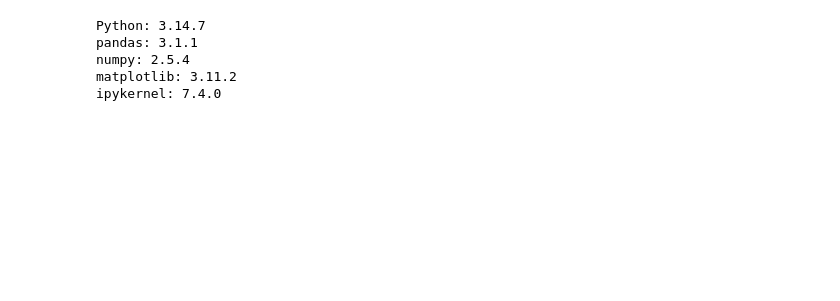
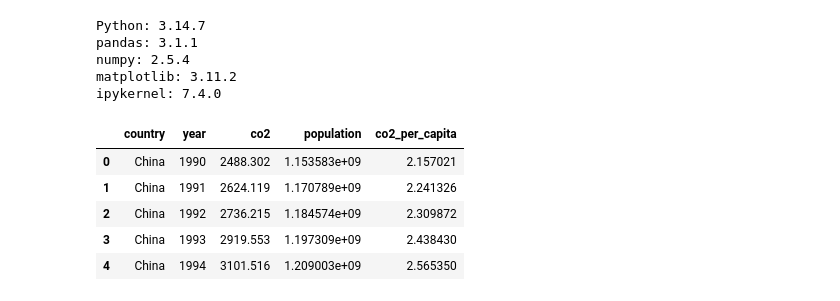
Before and after one commit to hossein-esmaeili2000/unimi-python-project-2026, a Jupyter notebook: green_growth.ipynb, the cells around one changed output. Drawn from its saved outputs; the diff is of its cells as text; code cells hidden in the pictures; blank space fills up the shorter version.

```diff
--- a/green_growth.ipynb
+++ b/green_growth.ipynb
@@ -428,3 +448,18 @@ pandas: 3.1.1
 numpy: 2.5.4
 matplotlib: 3.11.2
 ipykernel: 7.4.0
+# %%
+from analysis import add_co2_per_capita
+
+selected_df = add_co2_per_capita(selected_df)
+
+selected_df[
+    ["country", "year", "co2", "population", "co2_per_capita"]
+].head()
+# %% [output]
+|  | country | year | co2 | population | co2_per_capita |
+| 0 | China | 1990 | 2488.302 | 1.153583e+09 | 2.157021 |
+| 1 | China | 1991 | 2624.119 | 1.170789e+09 | 2.241326 |
+| 2 | China | 1992 | 2736.215 | 1.184574e+09 | 2.309872 |
+| 3 | China | 1993 | 2919.553 | 1.197309e+09 | 2.438430 |
+| 4 | China | 1994 | 3101.516 | 1.209003e+09 | 2.565350 |
```
Also changed, not shown: parts of 5 cells of this notebook, 4 other files.
